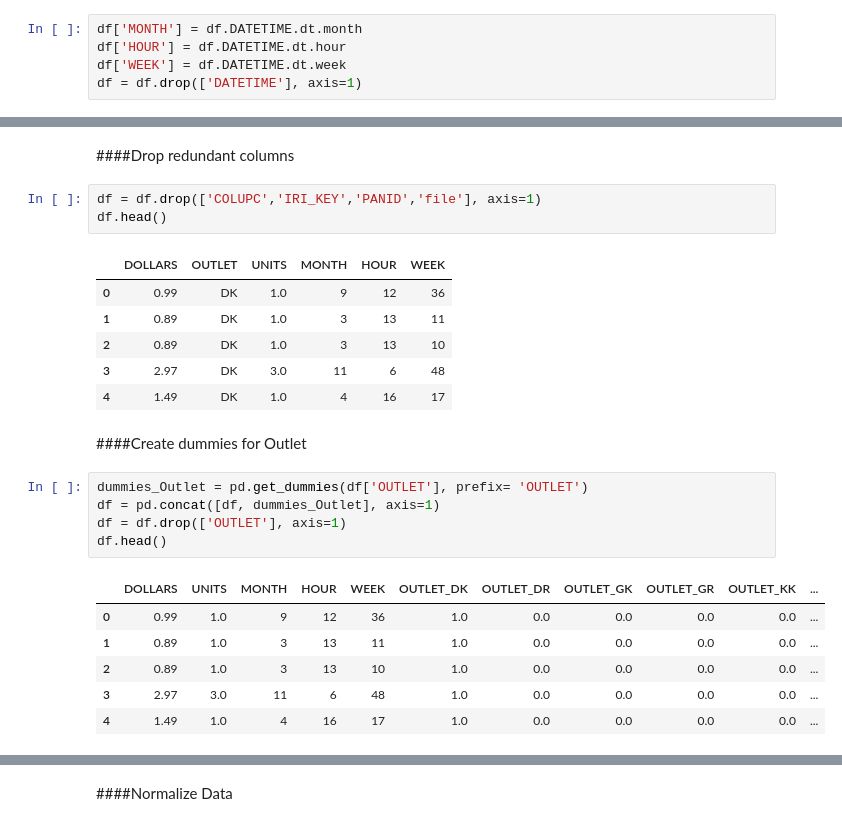
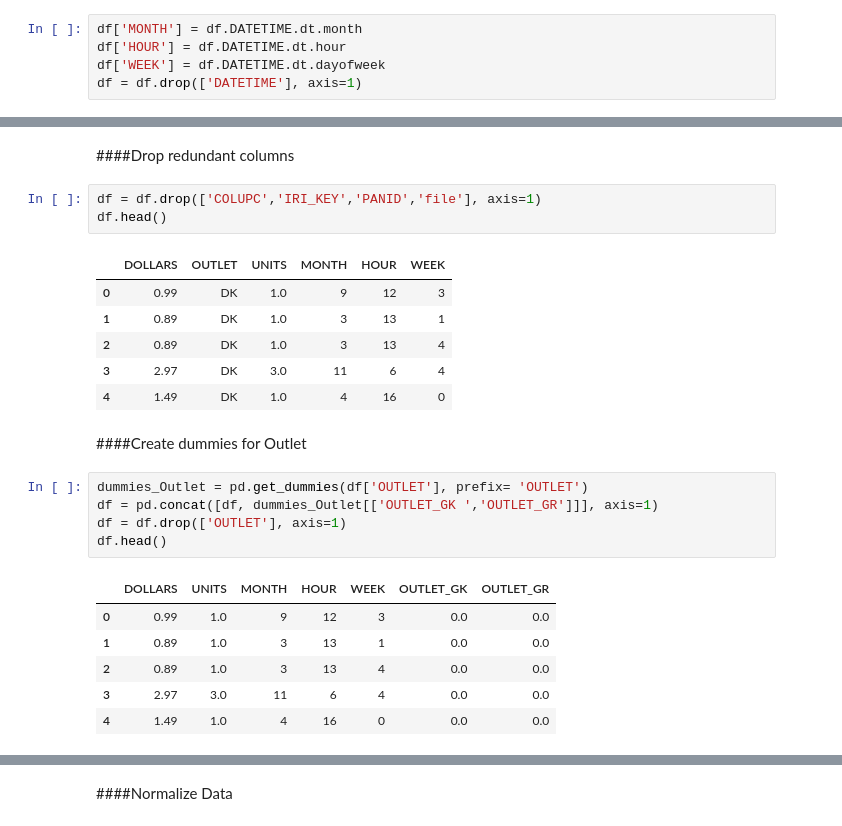
Before and after one commit to mGalarnyk/Machine_Learning_Froyo, a Jupyter notebook: Sadat/ML_Attempt.ipynb, the cells around one changed output, grey strips where cells are left out. Cells and saved outputs as stored; diff of their text form.

```diff
--- a/Sadat/ML_Attempt.ipynb
+++ b/Sadat/ML_Attempt.ipynb
@@ -62,7 +69,7 @@ df.head()
 # %%
 df['MONTH'] = df.DATETIME.dt.month
 df['HOUR'] = df.DATETIME.dt.hour
-df['WEEK'] = df.DATETIME.dt.week
+df['WEEK'] = df.DATETIME.dt.dayofweek
 df = df.drop(['DATETIME'], axis=1)
 # %%
 df.head()
@@ -80,22 +87,22 @@ df = df.drop(['COLUPC','IRI_KEY','PANID','file'], axis=1)
 df.head()
 # %% [output]
 |  | DOLLARS | OUTLET | UNITS | MONTH | HOUR | WEEK |
-| 0 | 0.99 | DK | 1.0 | 9 | 12 | 36 |
-| 1 | 0.89 | DK | 1.0 | 3 | 13 | 11 |
-| 2 | 0.89 | DK | 1.0 | 3 | 13 | 10 |
-| 3 | 2.97 | DK | 3.0 | 11 | 6 | 48 |
-| 4 | 1.49 | DK | 1.0 | 4 | 16 | 17 |
+| 0 | 0.99 | DK | 1.0 | 9 | 12 | 3 |
+| 1 | 0.89 | DK | 1.0 | 3 | 13 | 1 |
+| 2 | 0.89 | DK | 1.0 | 3 | 13 | 4 |
+| 3 | 2.97 | DK | 3.0 | 11 | 6 | 4 |
+| 4 | 1.49 | DK | 1.0 | 4 | 16 | 0 |
 # %% [markdown]
 ####Create dummies for Outlet
 # %%
 dummies_Outlet = pd.get_dummies(df['OUTLET'], prefix= 'OUTLET')
-df = pd.concat([df, dummies_Outlet], axis=1)
+df = pd.concat([df, dummies_Outlet[['OUTLET_GK ','OUTLET_GR']]], axis=1)
 df = df.drop(['OUTLET'], axis=1)
 df.head()
 # %% [output]
-|  | DOLLARS | UNITS | MONTH | HOUR | WEEK | OUTLET_DK | OUTLET_DR | OUTLET_GK | OUTLET_GR | OUTLET_KK | ... |
-| 0 | 0.99 | 1.0 | 9 | 12 | 36 | 1.0 | 0.0 | 0.0 | 0.0 | 0.0 | ... |
-| 1 | 0.89 | 1.0 | 3 | 13 | 11 | 1.0 | 0.0 | 0.0 | 0.0 | 0.0 | ... |
-| 2 | 0.89 | 1.0 | 3 | 13 | 10 | 1.0 | 0.0 | 0.0 | 0.0 | 0.0 | ... |
-| 3 | 2.97 | 3.0 | 11 | 6 | 48 | 1.0 | 0.0 | 0.0 | 0.0 | 0.0 | ... |
-| 4 | 1.49 | 1.0 | 4 | 16 | 17 | 1.0 | 0.0 | 0.0 | 0.0 | 0.0 | ... |
+|  | DOLLARS | UNITS | MONTH | HOUR | WEEK | OUTLET_GK | OUTLET_GR |
+| 0 | 0.99 | 1.0 | 9 | 12 | 3 | 0.0 | 0.0 |
+| 1 | 0.89 | 1.0 | 3 | 13 | 1 | 0.0 | 0.0 |
+| 2 | 0.89 | 1.0 | 3 | 13 | 4 | 0.0 | 0.0 |
+| 3 | 2.97 | 3.0 | 11 | 6 | 4 | 0.0 | 0.0 |
+| 4 | 1.49 | 1.0 | 4 | 16 | 0 | 0.0 | 0.0 |
```
Also changed, not shown: parts of 13 cells of this notebook.
